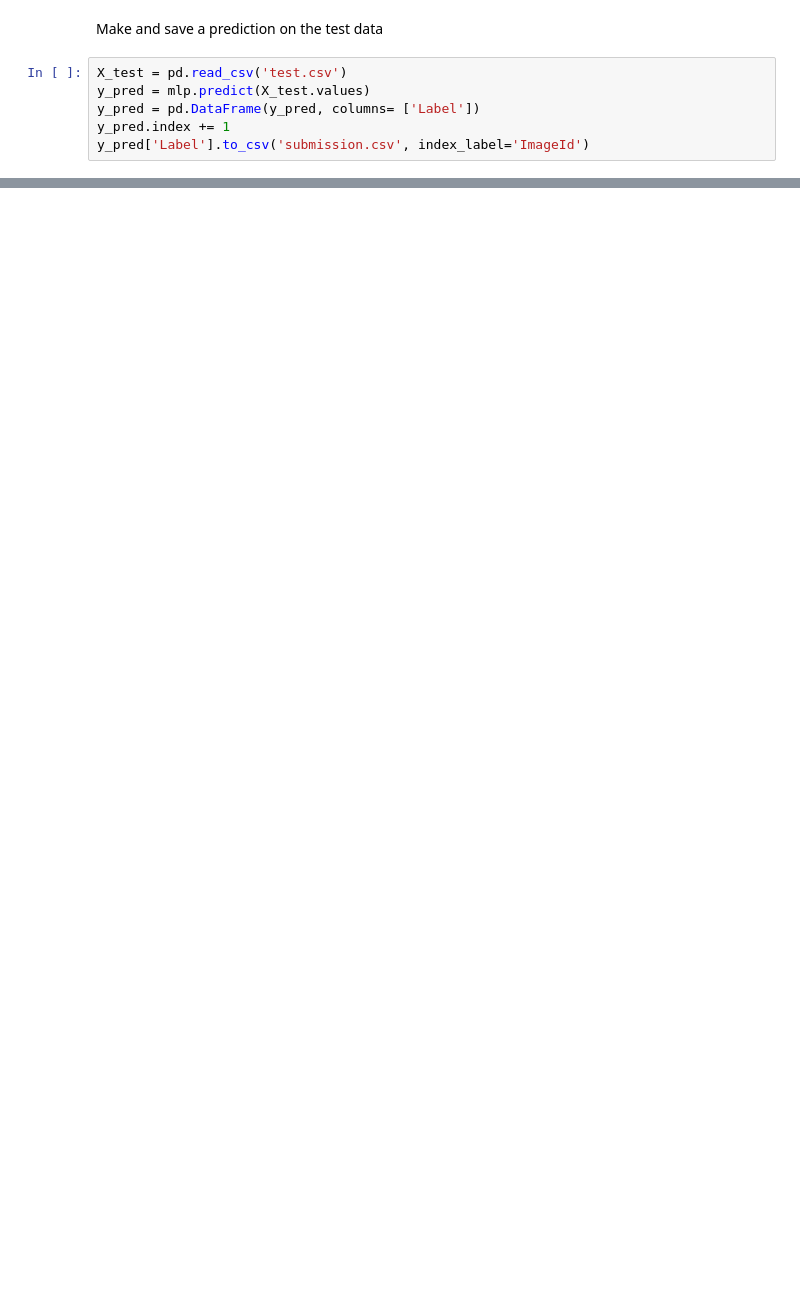
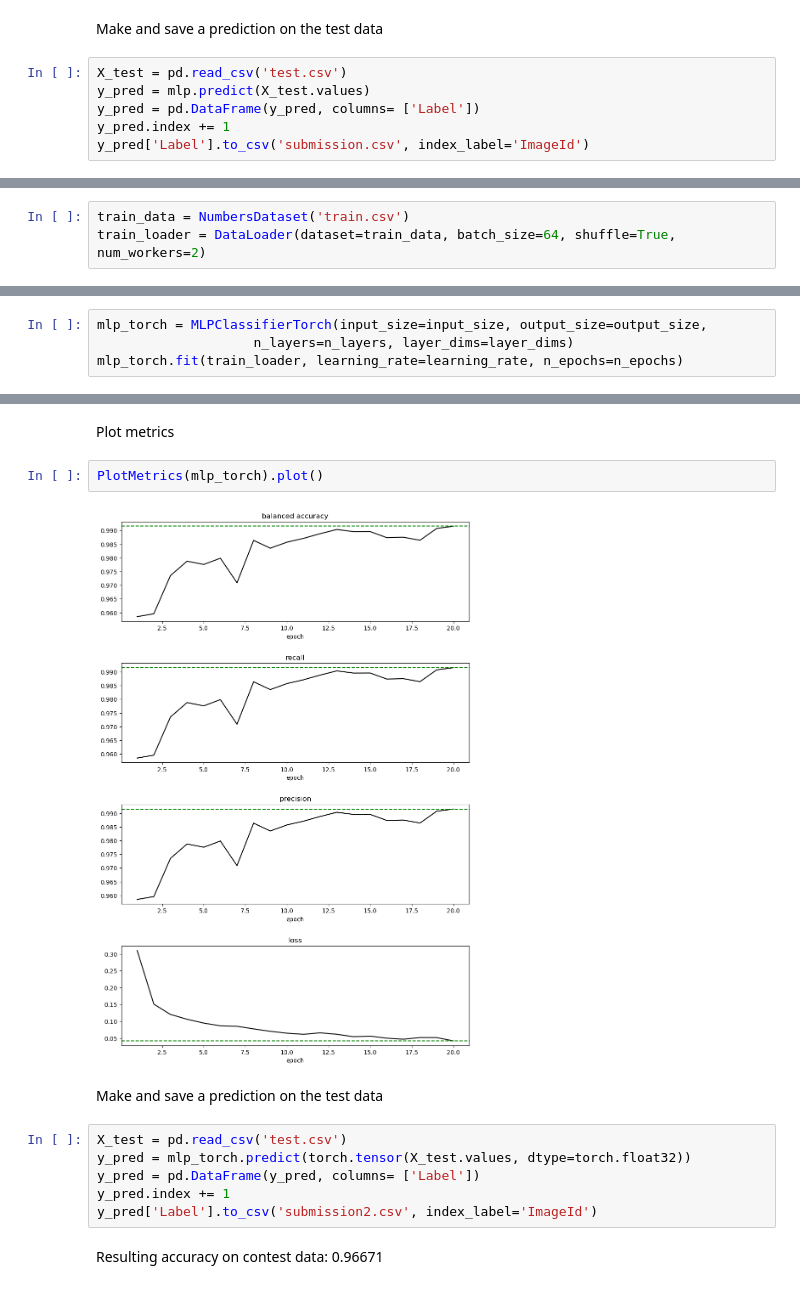
Before and after one commit to iliatarasov/multilayer-perceptron-on-MNIST-with-numpy, a Jupyter notebook: digit recognizer.ipynb, the cells around one changed output, grey strips where cells are left out. Drawn from its saved outputs; the diff is of its cells as text; blank space fills up the shorter version.

Commit message:
Add PyTorch network for comparison

```diff
--- a/digit recognizer.ipynb
+++ b/digit recognizer.ipynb
@@ -117,0 +134,3 @@ Best accuracy achieved was 0.94242
+# %%
+train_data = NumbersDataset('train.csv')
+train_loader = DataLoader(dataset=train_data, batch_size=64, shuffle=True, num_workers=2)
@@ -117,0 +139,4 @@ Best accuracy achieved was 0.94242
+# %%
+mlp_torch = MLPClassifierTorch(input_size=input_size, output_size=output_size,
+                    n_layers=n_layers, layer_dims=layer_dims)
+mlp_torch.fit(train_loader, learning_rate=learning_rate, n_epochs=n_epochs)
@@ -117,0 +164,16 @@ Best accuracy achieved was 0.94242
+# %% [markdown]
+Plot metrics
+# %%
+PlotMetrics(mlp_torch).plot()
+# %% [output]
+[figure, added]
+# %% [markdown]
+Make and save a prediction on the test data
+# %%
+X_test = pd.read_csv('test.csv')
+y_pred = mlp_torch.predict(torch.tensor(X_test.values, dtype=torch.float32))
+y_pred = pd.DataFrame(y_pred, columns= ['Label'])
+y_pred.index += 1
+y_pred['Label'].to_csv('submission2.csv', index_label='ImageId')
+# %% [markdown]
+Resulting accuracy on contest data: 0.96671
```
Also changed, not shown: parts of 24 cells of this notebook, 13 other files.
